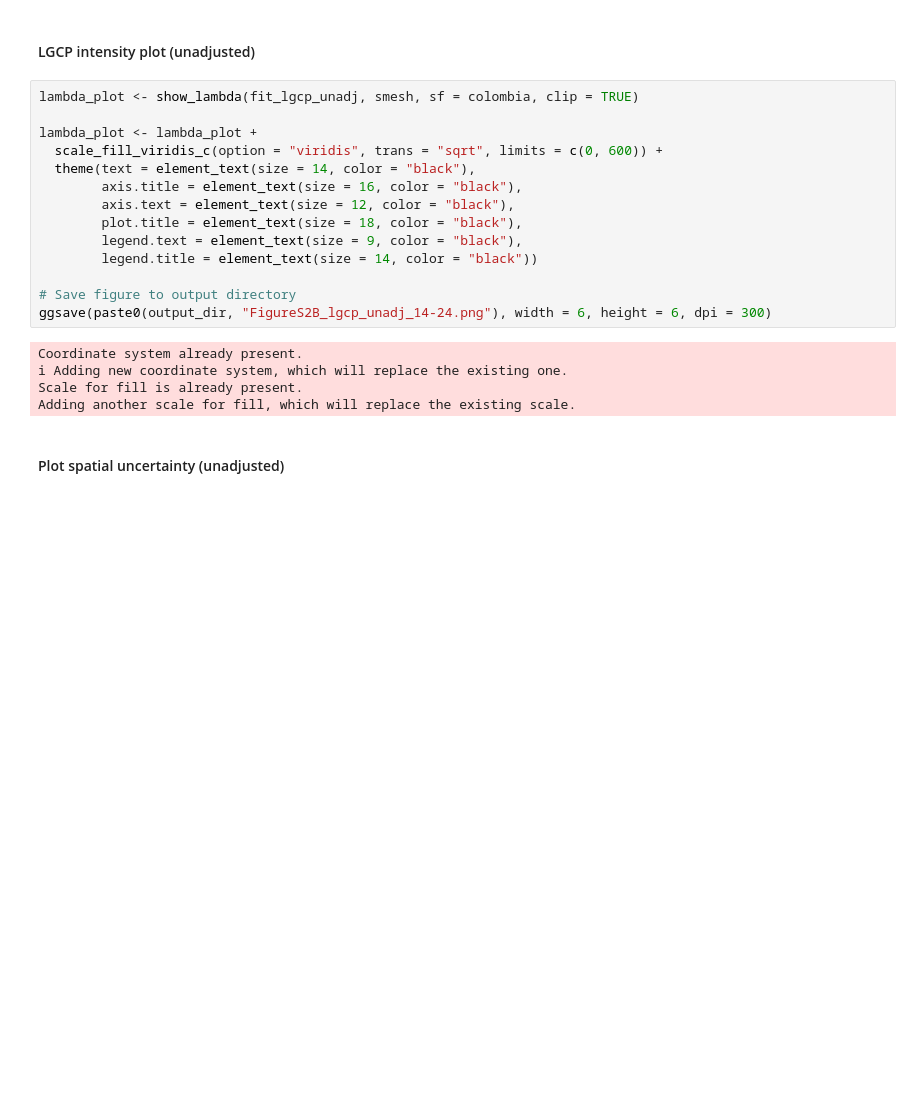
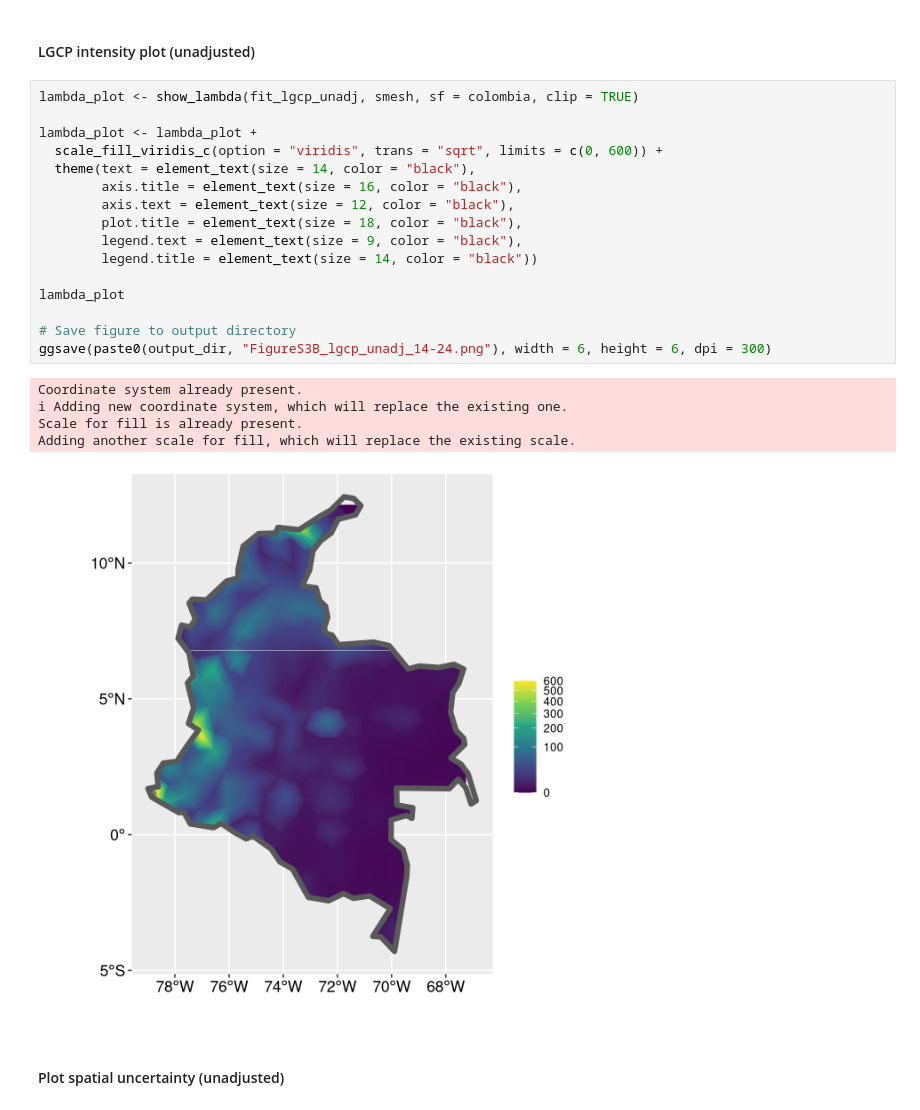
Before and after one commit to ElisavetPappa/col-conflict-sv, a Jupyter notebook: Pappa_et_al_2014-2024.ipynb, the cells around one changed output. Drawn from its saved outputs; the diff is of its cells as text; blank space fills up the shorter version.

```diff
--- a/Pappa_et_al_2014-2024.ipynb
+++ b/Pappa_et_al_2014-2024.ipynb
@@ -572,22 +572,25 @@ Expected number of events (unadjusted model): 2530.72
 # %%
 lambda_plot <- show_lambda(fit_lgcp_unadj, smesh, sf = colombia, clip = TRUE)
 
 lambda_plot <- lambda_plot +
   scale_fill_viridis_c(option = "viridis", trans = "sqrt", limits = c(0, 600)) +
   theme(text = element_text(size = 14, color = "black"),
         axis.title = element_text(size = 16, color = "black"),
         axis.text = element_text(size = 12, color = "black"),
         plot.title = element_text(size = 18, color = "black"),
         legend.text = element_text(size = 9, color = "black"),
         legend.title = element_text(size = 14, color = "black"))
 
+lambda_plot
+
 # Save figure to output directory
-ggsave(paste0(output_dir, "FigureS2B_lgcp_unadj_14-24.png"), width = 6, height = 6, dpi = 300)
+ggsave(paste0(output_dir, "FigureS3B_lgcp_unadj_14-24.png"), width = 6, height = 6, dpi = 300)
 # %% [output]
 Coordinate system already present.
 ℹ Adding new coordinate system, which will replace the existing one.
 Scale for fill is already present.
 Adding another scale for fill, which will replace the existing scale.
+[figure, added]
 # %% [markdown]
 #### Plot spatial uncertainty (unadjusted)
 # %%
```
Also changed, not shown: parts of 5 cells of this notebook, 3 other files.
